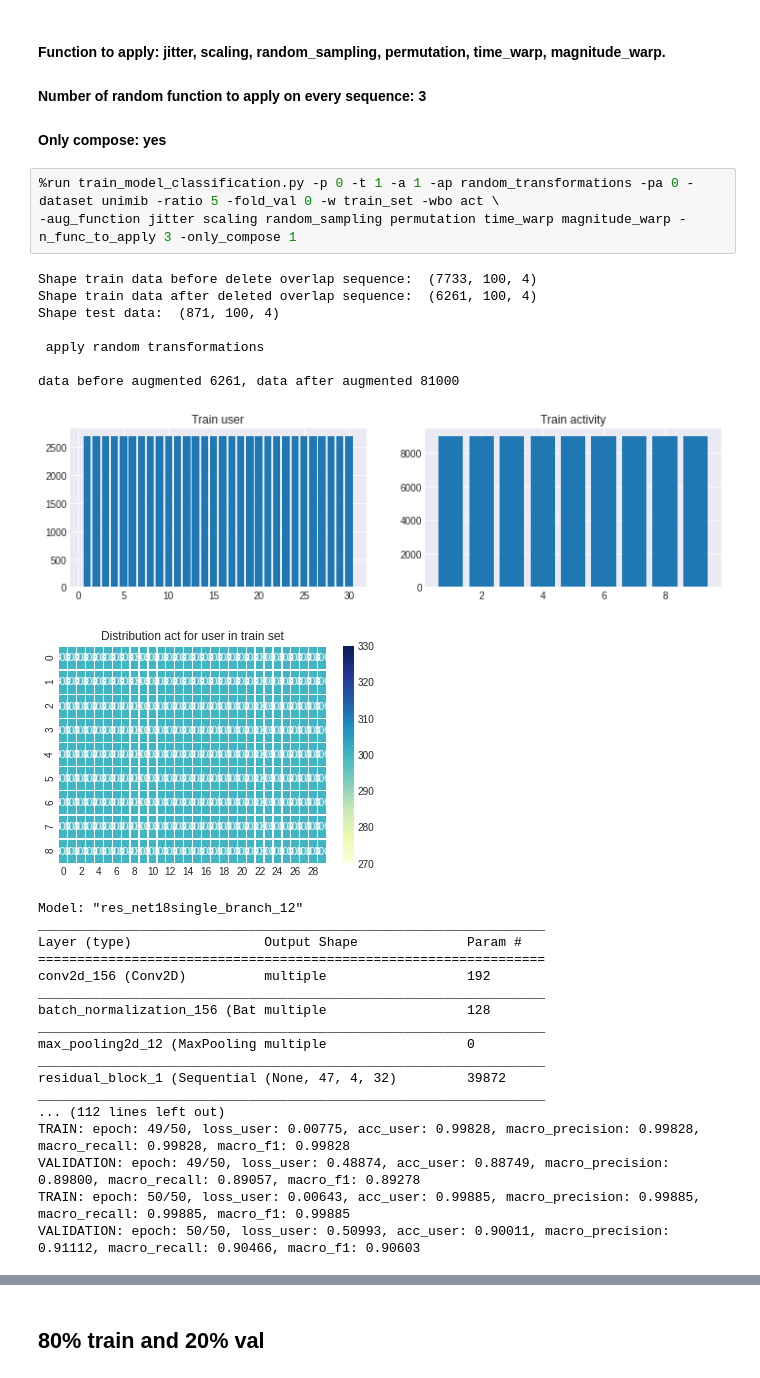
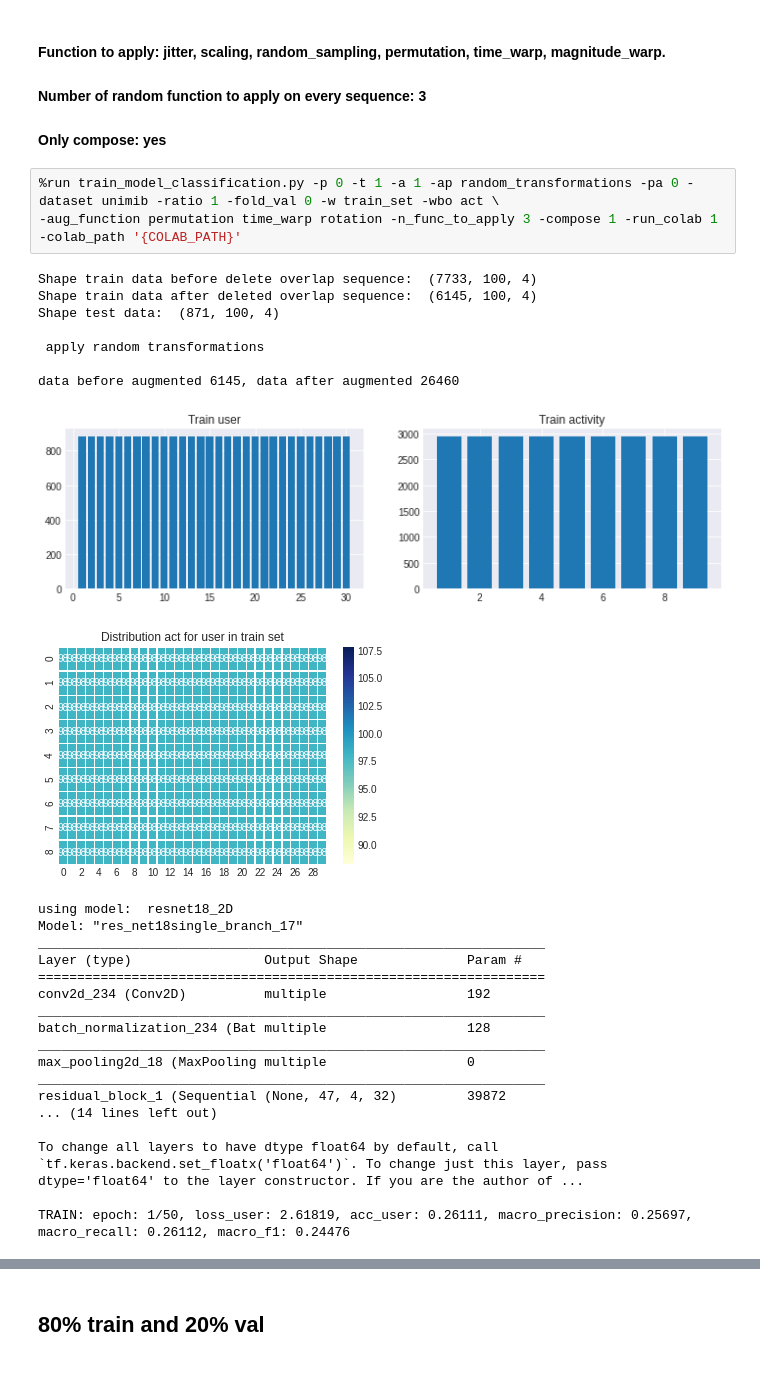
Before and after one commit to Sbarbagnem/User_Identify_Inertial_Sensor, a Jupyter notebook: train_model_classification.ipynb, the cells around one changed output, grey strips where cells are left out. Cells and saved outputs as stored; diff of their text form.

```diff
--- a/train_model_classification.ipynb
+++ b/train_model_classification.ipynb
@@ -496,32 +581,32 @@ VALIDATION: epoch: 50/50, loss_user: 0.46761, acc_user: 0.89323, macro_precision
 #### Number of random function to apply on every sequence: 3
 #### Only compose: yes
 # %%
-%run train_model_classification.py -p 0 -t 1 -a 1 -ap random_transformations -pa 0 -dataset unimib -ratio 5 -fold_val 0 -w train_set -wbo act \
--aug_function jitter scaling random_sampling permutation time_warp magnitude_warp -n_func_to_apply 3 -only_compose 1
+%run train_model_classification.py -p 0 -t 1 -a 1 -ap random_transformations -pa 0 -dataset unimib -ratio 1 -fold_val 0 -w train_set -wbo act \
+-aug_function permutation time_warp rotation -n_func_to_apply 3 -compose 1 -run_colab 1 -colab_path '{COLAB_PATH}'
 # %% [output]
 Shape train data before delete overlap sequence:  (7733, 100, 4)
-Shape train data after deleted overlap sequence:  (6261, 100, 4)
+Shape train data after deleted overlap sequence:  (6145, 100, 4)
 Shape test data:  (871, 100, 4)
 
  apply random transformations
 
-data before augmented 6261, data after augmented 81000
+data before augmented 6145, data after augmented 26460
-[figure, old version]
+[figure, new version]
-[figure, old version]
+[figure, new version]
-Model: "res_net18single_branch_12"
+using model:  resnet18_2D
+Model: "res_net18single_branch_17"
 _________________________________________________________________
 Layer (type)                 Output Shape              Param #
 =================================================================
-conv2d_156 (Conv2D)          multiple                  192
+conv2d_234 (Conv2D)          multiple                  192
 _________________________________________________________________
-batch_normalization_156 (Bat multiple                  128
+batch_normalization_234 (Bat multiple                  128
 _________________________________________________________________
-max_pooling2d_12 (MaxPooling multiple                  0
+max_pooling2d_18 (MaxPooling multiple                  0
 _________________________________________________________________
 residual_block_1 (Sequential (None, 47, 4, 32)         39872
-_________________________________________________________________
-... (112 lines left out)
-TRAIN: epoch: 49/50, loss_user: 0.00775, acc_user: 0.99828, macro_precision: 0.99828, macro_recall: 0.99828, macro_f1: 0.99828
-VALIDATION: epoch: 49/50, loss_user: 0.48874, acc_user: 0.88749, macro_precision: 0.89800, macro_recall: 0.89057, macro_f1: 0.89278
-TRAIN: epoch: 50/50, loss_user: 0.00643, acc_user: 0.99885, macro_precision: 0.99885, macro_recall: 0.99885, macro_f1: 0.99885
-VALIDATION: epoch: 50/50, loss_user: 0.50993, acc_user: 0.90011, macro_precision: 0.91112, macro_recall: 0.90466, macro_f1: 0.90603
+... (14 lines left out)
+
+To change all layers to have dtype float64 by default, call `tf.keras.backend.set_floatx('float64')`. To change just this layer, pass dtype='float64' to the layer constructor. If you are the author of ...
+
+TRAIN: epoch: 1/50, loss_user: 2.61819, acc_user: 0.26111, macro_precision: 0.25697, macro_recall: 0.26112, macro_f1: 0.24476
```
Also changed, not shown: parts of 25 cells of this notebook.
